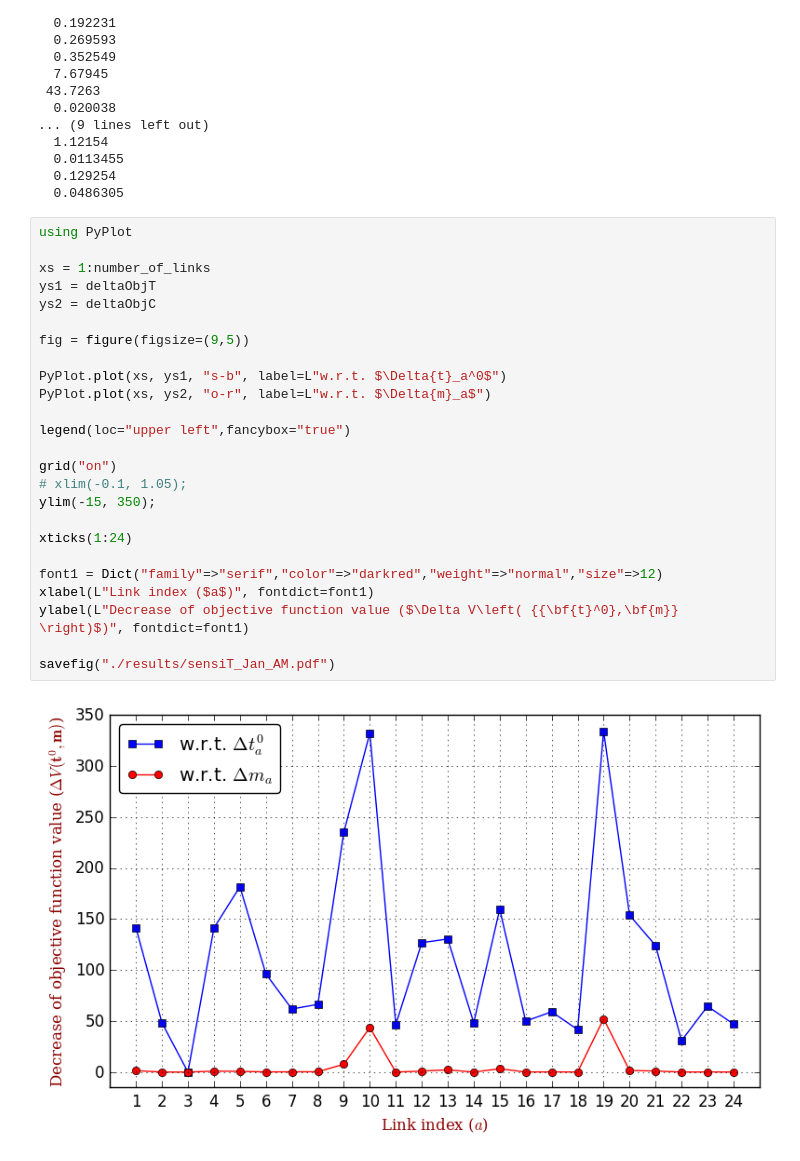
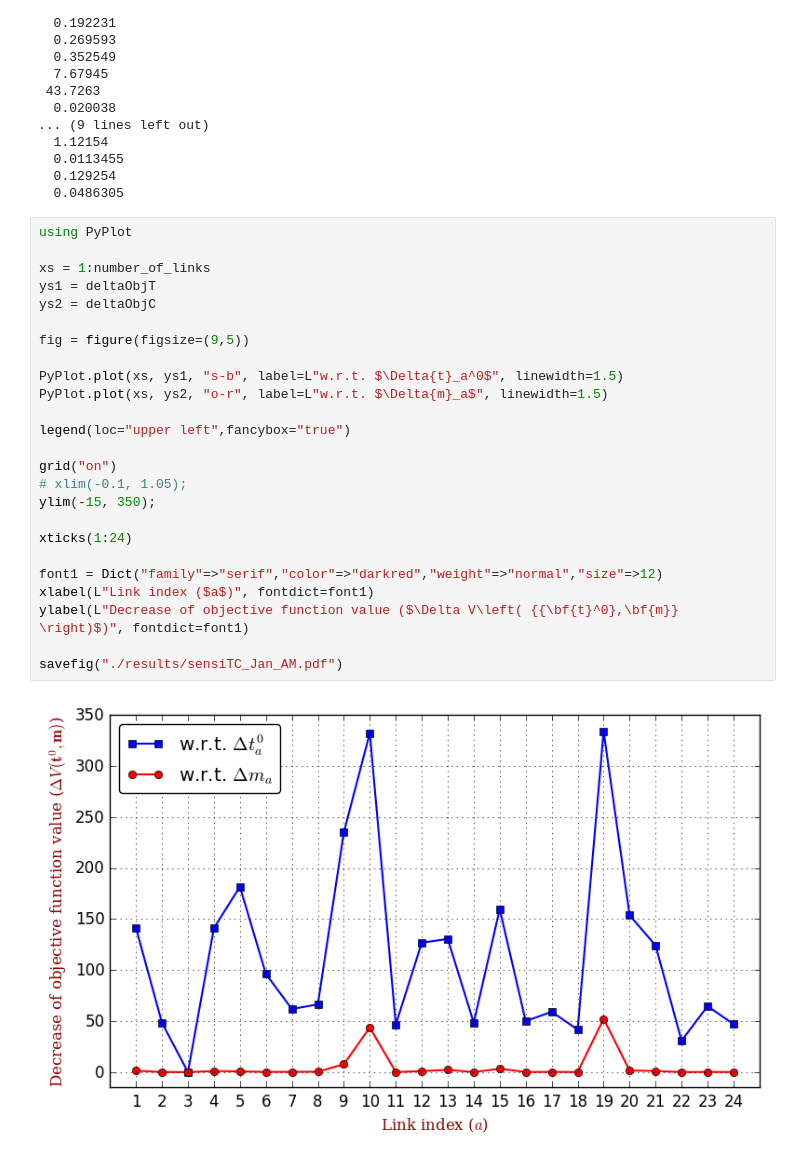
Before and after one commit to jingzbu/InverseVIsTraffic, a Jupyter notebook: 06_1_sensitivity_analysis_uni_class/sensitivity_analysis_Finite_Difference_Approximation_MA_CDC_Jan_AM.ipynb, the cells around one changed output. Drawn from its saved outputs; the diff is of its cells as text.

Commit message:
update plots for sensi. ana. Jan AM

```diff
--- a/06_1_sensitivity_analysis_uni_class/sensitivity_analysis_Finite_Difference_Approximation_MA_CDC_Jan_AM.ipynb
+++ b/06_1_sensitivity_analysis_uni_class/sensitivity_analysis_Finite_Difference_Approximation_MA_CDC_Jan_AM.ipynb
@@ -319,27 +319,27 @@ deltaObjC
 # %%
 using PyPlot
 
 xs = 1:number_of_links
 ys1 = deltaObjT
 ys2 = deltaObjC
 
 fig = figure(figsize=(9,5))
 
-PyPlot.plot(xs, ys1, "s-b", label=L"w.r.t. $\Delta{t}_a^0$")
-PyPlot.plot(xs, ys2, "o-r", label=L"w.r.t. $\Delta{m}_a$")
+PyPlot.plot(xs, ys1, "s-b", label=L"w.r.t. $\Delta{t}_a^0$", linewidth=1.5)
+PyPlot.plot(xs, ys2, "o-r", label=L"w.r.t. $\Delta{m}_a$", linewidth=1.5)
 
 legend(loc="upper left",fancybox="true")
 
 grid("on")
 # xlim(-0.1, 1.05);
 ylim(-15, 350);
 
 xticks(1:24)
 
 font1 = Dict("family"=>"serif","color"=>"darkred","weight"=>"normal","size"=>12)
 xlabel(L"Link index ($a$)", fontdict=font1)
 ylabel(L"Decrease of objective function value ($\Delta V\left( {{\bf{t}^0},\bf{m}} \right)$)", fontdict=font1)
 
-savefig("./results/sensiT_Jan_AM.pdf")
+savefig("./results/sensiTC_Jan_AM.pdf")
 # %% [output]
-[figure, old version]
+[figure, new version]
```
Also changed, not shown: parts of 1 cell of this notebook, 2 other files.
